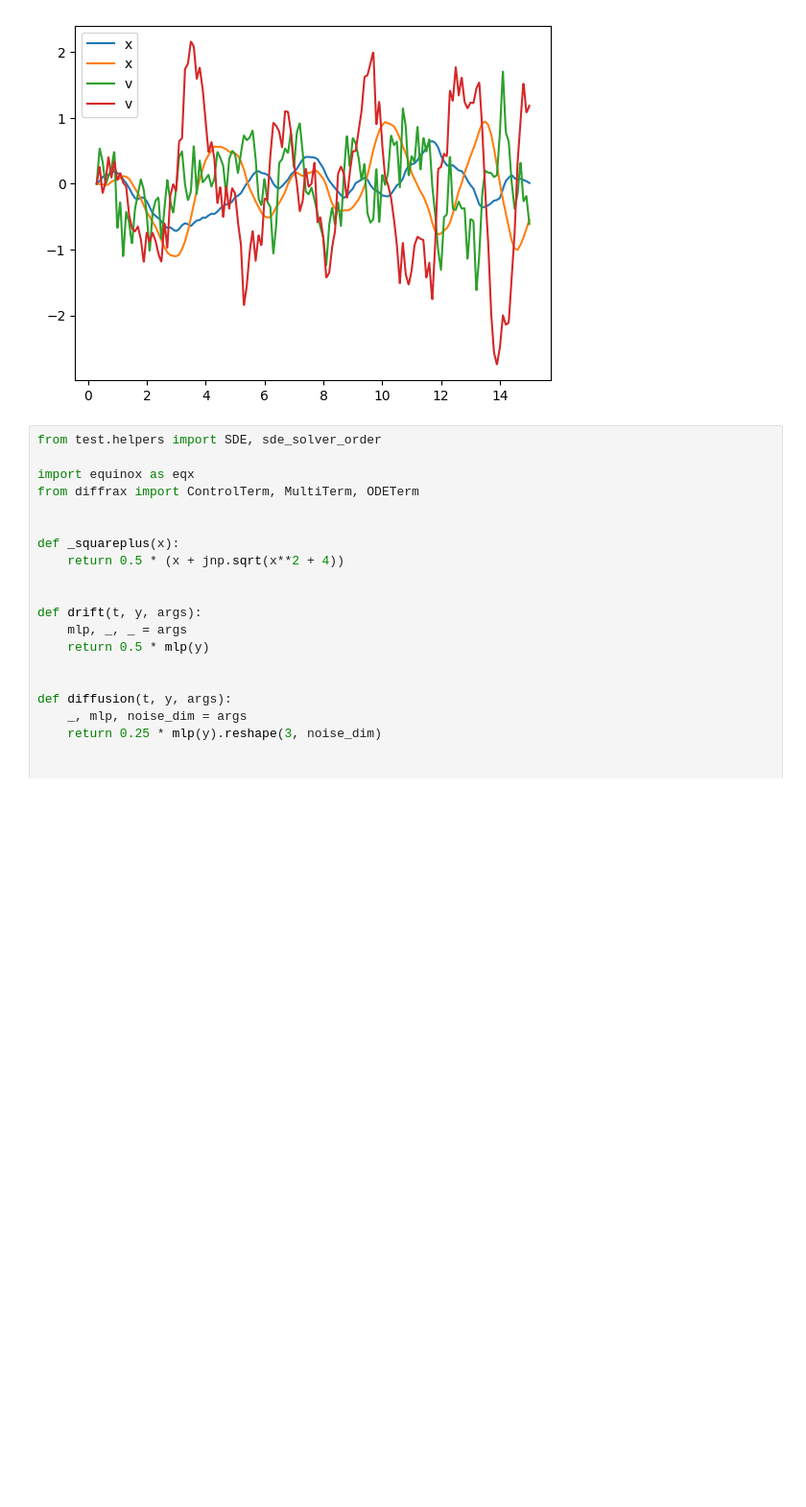
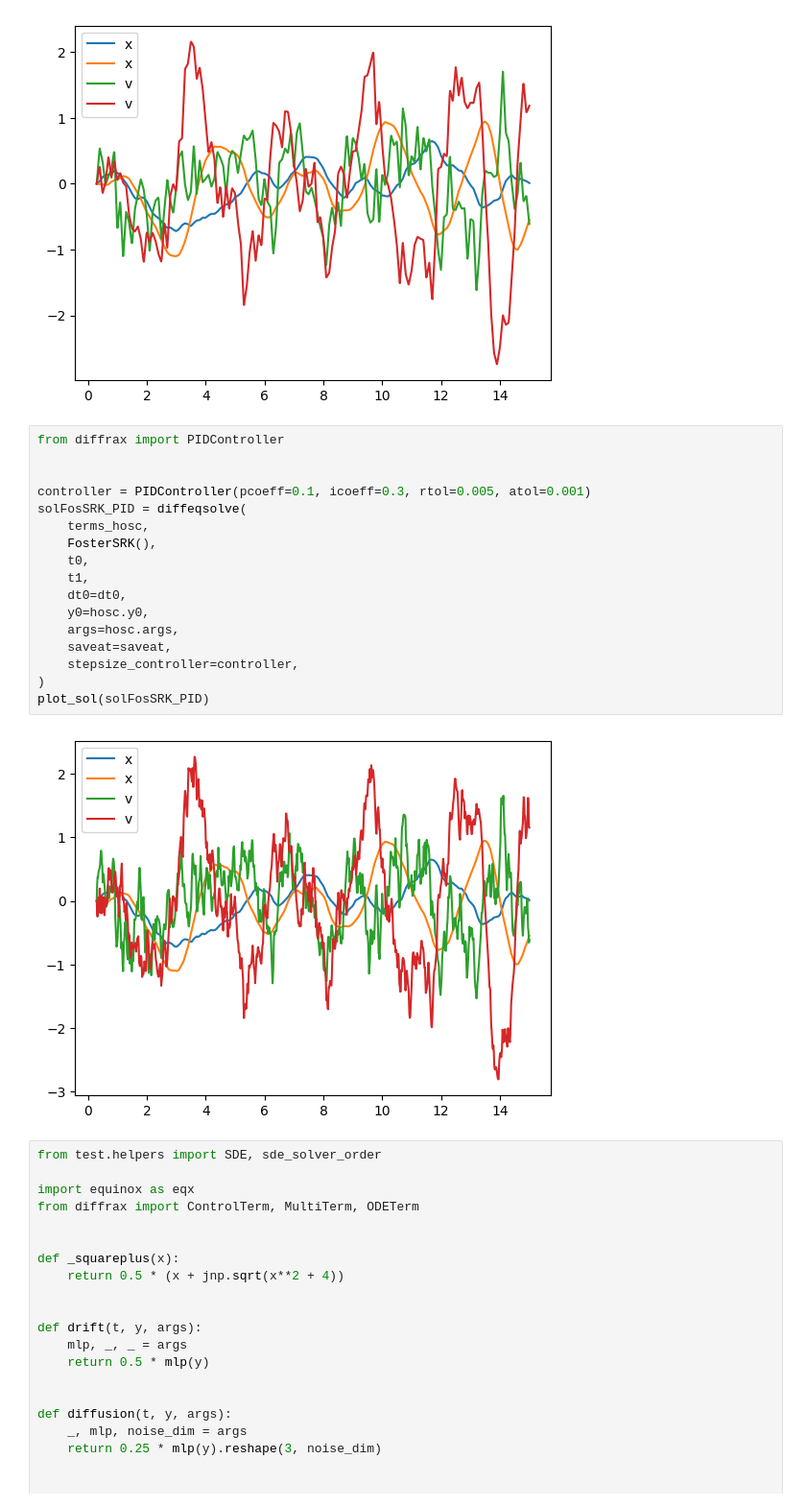
Before and after one commit to andyElking/diffrax_STLA, a Jupyter notebook: srk_trial.ipynb, the cells around one changed output. Shown at 96% size. Drawn from its saved outputs; the diff is of its cells as text; blank space fills up the shorter version.

```diff
--- a/srk_trial.ipynb
+++ b/srk_trial.ipynb
@@ -74,6 +74,25 @@ solFosSRK = diffeqsolve(
 plot_sol(solFosSRK)
 # %% [output]
 [figure]
+# %%
+from diffrax import PIDController
+
+
+controller = PIDController(pcoeff=0.1, icoeff=0.3, rtol=0.005, atol=0.001)
+solFosSRK_PID = diffeqsolve(
+    terms_hosc,
+    FosterSRK(),
+    t0,
+    t1,
+    dt0=dt0,
+    y0=hosc.y0,
+    args=hosc.args,
+    saveat=saveat,
+    stepsize_controller=controller,
+)
+plot_sol(solFosSRK_PID)
+# %% [output]
+[figure, added]
 # %%
 from test.helpers import SDE, sde_solver_order
 
```
Also changed, not shown: 2 other files.
